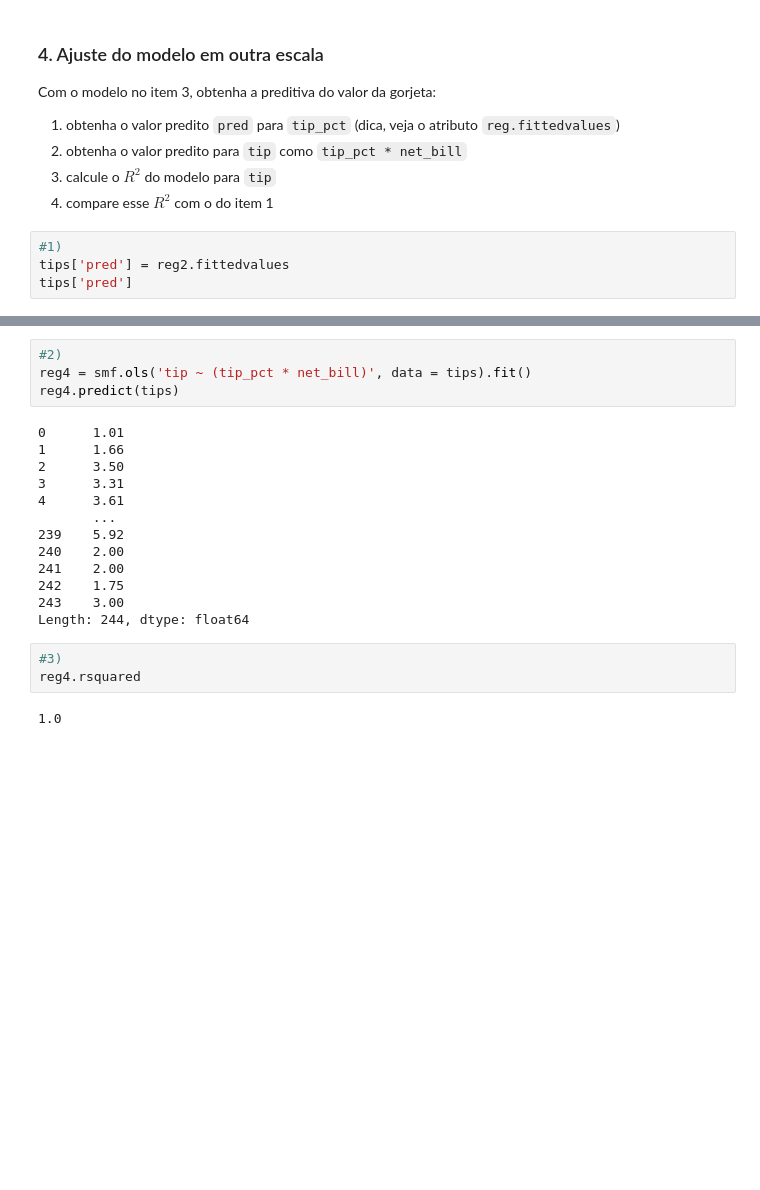
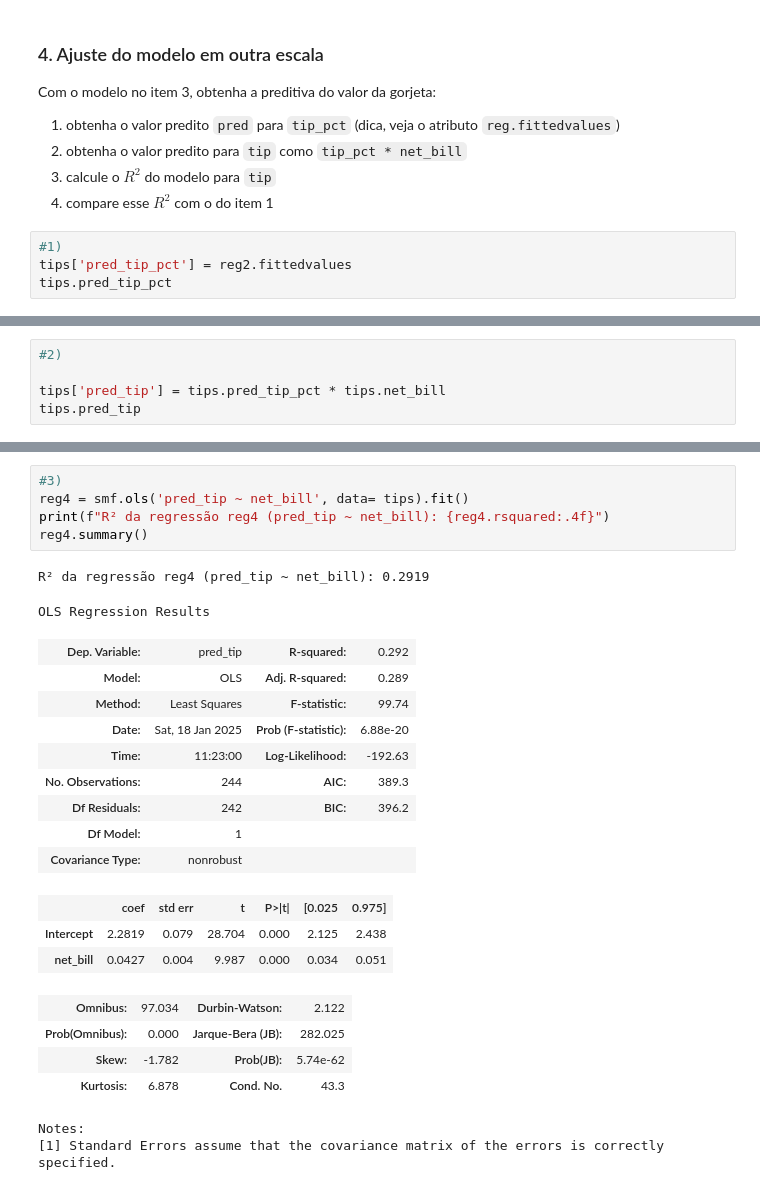
Before and after one commit to AlexSAssuncao/EBAC_Estudos, a Jupyter notebook: Tarefas/mod12 ex01 - regressão linear simples.ipynb, the cells around one changed output, grey strips where cells are left out. Saved outputs shown, nothing was run; the diff lists cells and outputs as text; blank space fills up the shorter version.

```diff
--- a/Tarefas/mod12 ex01 - regressão linear simples.ipynb
+++ b/Tarefas/mod12 ex01 - regressão linear simples.ipynb
@@ -104,8 +104,8 @@ Com o modelo no item 3, obtenha a preditiva do valor da gorjeta:
   4. compare esse $R^2$ com o do item 1
 # %%
 #1)
-tips['pred'] = reg2.fittedvalues
-tips['pred']
+tips['pred_tip_pct'] = reg2.fittedvalues
+tips.pred_tip_pct
 # %% [output]
 0      0.207087
 1      0.251951
@@ -121,0 +122,5 @@ Name: pred, Length: 244, dtype: float64
+# %%
+#2)
+
+tips['pred_tip'] = tips.pred_tip_pct * tips.net_bill
+tips.pred_tip
@@ -122,25 +140,29 @@ Name: pred, Length: 244, dtype: float64
 # %%
-#2)
-reg4 = smf.ols('tip ~ (tip_pct * net_bill)', data = tips).fit()
-reg4.predict(tips)
+#3)
+reg4 = smf.ols('pred_tip ~ net_bill', data= tips).fit()
+print(f"R² da regressão reg4 (pred_tip ~ net_bill): {reg4.rsquared:.4f}")
+reg4.summary()
 # %% [output]
-0      1.01
-1      1.66
-2      3.50
-3      3.31
-4      3.61
-       ...
-239    5.92
-240    2.00
-241    2.00
-242    1.75
-243    3.00
-Length: 244, dtype: float64
+R² da regressão reg4 (pred_tip ~ net_bill): 0.2919
+OLS Regression Results
+| Dep. Variable: | pred_tip | R-squared: | 0.292 |
+| Model: | OLS | Adj. R-squared: | 0.289 |
+| Method: | Least Squares | F-statistic: | 99.74 |
+| Date: | Sat, 18 Jan 2025 | Prob (F-statistic): | 6.88e-20 |
+| Time: | 11:23:00 | Log-Likelihood: | -192.63 |
+| No. Observations: | 244 | AIC: | 389.3 |
+| Df Residuals: | 242 | BIC: | 396.2 |
+| Df Model: | 1 |  |  |
+| Covariance Type: | nonrobust |  |  |
+|  | coef | std err | t | P>|t| | [0.025 | 0.975] |
+| Intercept | 2.2819 | 0.079 | 28.704 | 0.000 | 2.125 | 2.438 |
+| net_bill | 0.0427 | 0.004 | 9.987 | 0.000 | 0.034 | 0.051 |
+| Omnibus: | 97.034 | Durbin-Watson: | 2.122 |
+| Prob(Omnibus): | 0.000 | Jarque-Bera (JB): | 282.025 |
+| Skew: | -1.782 | Prob(JB): | 5.74e-62 |
+| Kurtosis: | 6.878 | Cond. No. | 43.3 |
+Notes:
+[1] Standard Errors assume that the covariance matrix of the errors is correctly specified.
-# %%
-#3)
-reg4.rsquared
-# %% [output]
-1.0
 # %%
 #4)
 # Comparando os valores de R² das regressões reg2 e reg4
```
Also changed, not shown: parts of 6 cells of this notebook.
